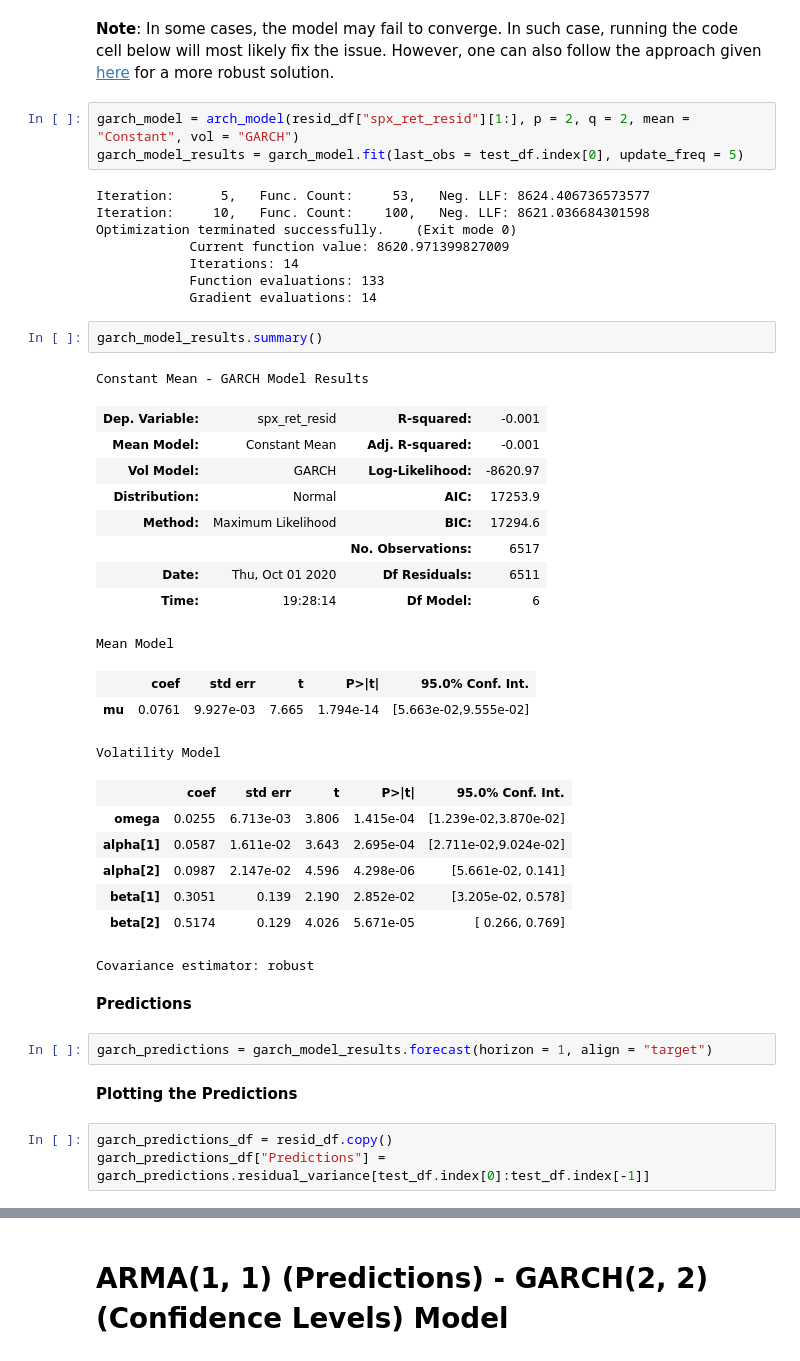
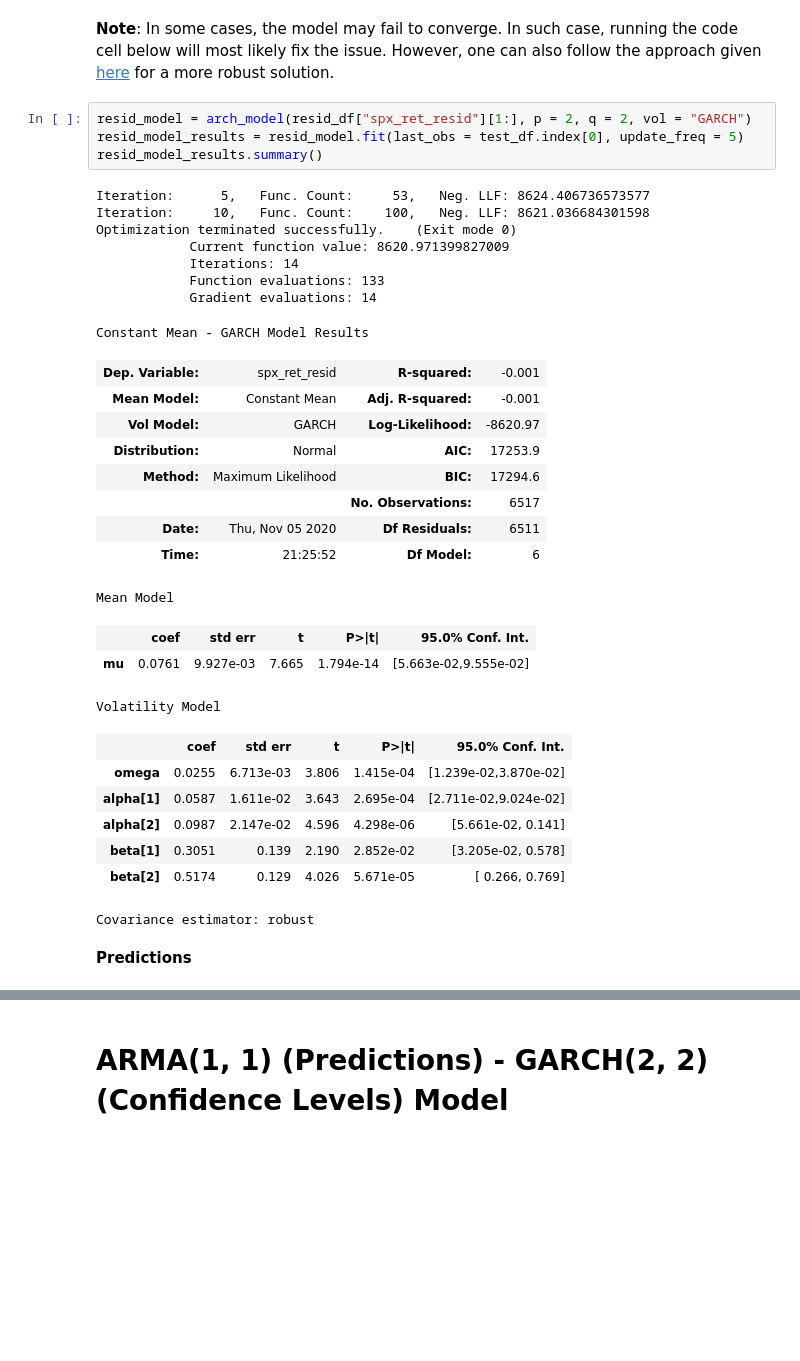
Before and after one commit to yashveersinghsohi/Statistical_Modeling_for_Time_Series_Forecasting, a Jupyter notebook: Returns Models/ARMA-GARCH For SPX Returns.ipynb, the cells around one changed output, grey strips where cells are left out. Saved outputs shown, nothing was run; the diff lists cells and outputs as text; blank space fills up the shorter version.

```diff
--- a/Returns Models/ARMA-GARCH For SPX Returns.ipynb
+++ b/Returns Models/ARMA-GARCH For SPX Returns.ipynb
@@ -135,45 +143,36 @@ Since, the first 2 lags for magnitude of returns are strongly significant and th
 # %% [markdown]
 **Note**: In some cases, the model may fail to converge. In such case, running the code cell below will most likely fix the issue. However, one can also follow the approach given [here](https://quant.stackexchange.com/questions/32350/fitting-garch1-1-in-python-for-moderately-large-data-sets) for a more robust solution.
 # %%
-garch_model = arch_model(resid_df["spx_ret_resid"][1:], p = 2, q = 2, mean = "Constant", vol = "GARCH")
-garch_model_results = garch_model.fit(last_obs = test_df.index[0], update_freq = 5)
+resid_model = arch_model(resid_df["spx_ret_resid"][1:], p = 2, q = 2, vol = "GARCH")
+resid_model_results = resid_model.fit(last_obs = test_df.index[0], update_freq = 5)
+resid_model_results.summary()
 # %% [output]
 Iteration:      5,   Func. Count:     53,   Neg. LLF: 8624.406736573577
 Iteration:     10,   Func. Count:    100,   Neg. LLF: 8621.036684301598
 Optimization terminated successfully.    (Exit mode 0)
             Current function value: 8620.971399827009
             Iterations: 14
             Function evaluations: 133
             Gradient evaluations: 14
+Constant Mean - GARCH Model Results
+| Dep. Variable: | spx_ret_resid | R-squared: | -0.001 |
+| Mean Model: | Constant Mean | Adj. R-squared: | -0.001 |
+| Vol Model: | GARCH | Log-Likelihood: | -8620.97 |
+| Distribution: | Normal | AIC: | 17253.9 |
+| Method: | Maximum Likelihood | BIC: | 17294.6 |
+|  |  | No. Observations: | 6517 |
+| Date: | Thu, Nov 05 2020 | Df Residuals: | 6511 |
+| Time: | 21:25:52 | Df Model: | 6 |
+Mean Model
+|  | coef | std err | t | P>|t| | 95.0% Conf. Int. |
+| mu | 0.0761 | 9.927e-03 | 7.665 | 1.794e-14 | [5.663e-02,9.555e-02] |
+Volatility Model
+|  | coef | std err | t | P>|t| | 95.0% Conf. Int. |
+| omega | 0.0255 | 6.713e-03 | 3.806 | 1.415e-04 | [1.239e-02,3.870e-02] |
+| alpha[1] | 0.0587 | 1.611e-02 | 3.643 | 2.695e-04 | [2.711e-02,9.024e-02] |
+| alpha[2] | 0.0987 | 2.147e-02 | 4.596 | 4.298e-06 | [5.661e-02, 0.141] |
+| beta[1] | 0.3051 | 0.139 | 2.190 | 2.852e-02 | [3.205e-02, 0.578] |
+| beta[2] | 0.5174 | 0.129 | 4.026 | 5.671e-05 | [ 0.266, 0.769] |
+Covariance estimator: robust
-# %%
-garch_model_results.summary()
-# %% [output]
-Constant Mean - GARCH Model Results
-| Dep. Variable: | spx_ret_resid | R-squared: | -0.001 |
-| Mean Model: | Constant Mean | Adj. R-squared: | -0.001 |
-| Vol Model: | GARCH | Log-Likelihood: | -8620.97 |
-| Distribution: | Normal | AIC: | 17253.9 |
-| Method: | Maximum Likelihood | BIC: | 17294.6 |
-|  |  | No. Observations: | 6517 |
-| Date: | Thu, Oct 01 2020 | Df Residuals: | 6511 |
-| Time: | 19:28:14 | Df Model: | 6 |
-Mean Model
-|  | coef | std err | t | P>|t| | 95.0% Conf. Int. |
-| mu | 0.0761 | 9.927e-03 | 7.665 | 1.794e-14 | [5.663e-02,9.555e-02] |
-Volatility Model
-|  | coef | std err | t | P>|t| | 95.0% Conf. Int. |
-| omega | 0.0255 | 6.713e-03 | 3.806 | 1.415e-04 | [1.239e-02,3.870e-02] |
-| alpha[1] | 0.0587 | 1.611e-02 | 3.643 | 2.695e-04 | [2.711e-02,9.024e-02] |
-| alpha[2] | 0.0987 | 2.147e-02 | 4.596 | 4.298e-06 | [5.661e-02, 0.141] |
-| beta[1] | 0.3051 | 0.139 | 2.190 | 2.852e-02 | [3.205e-02, 0.578] |
-| beta[2] | 0.5174 | 0.129 | 4.026 | 5.671e-05 | [ 0.266, 0.769] |
-Covariance estimator: robust
 # %% [markdown]
 **Predictions**
-# %%
-garch_predictions = garch_model_results.forecast(horizon = 1, align = "target")
-# %% [markdown]
-**Plotting the Predictions**
-# %%
-garch_predictions_df = resid_df.copy()
-garch_predictions_df["Predictions"] = garch_predictions.residual_variance[test_df.index[0]:test_df.index[-1]]
```
Also changed, not shown: parts of 22 cells of this notebook, 2 other files.
